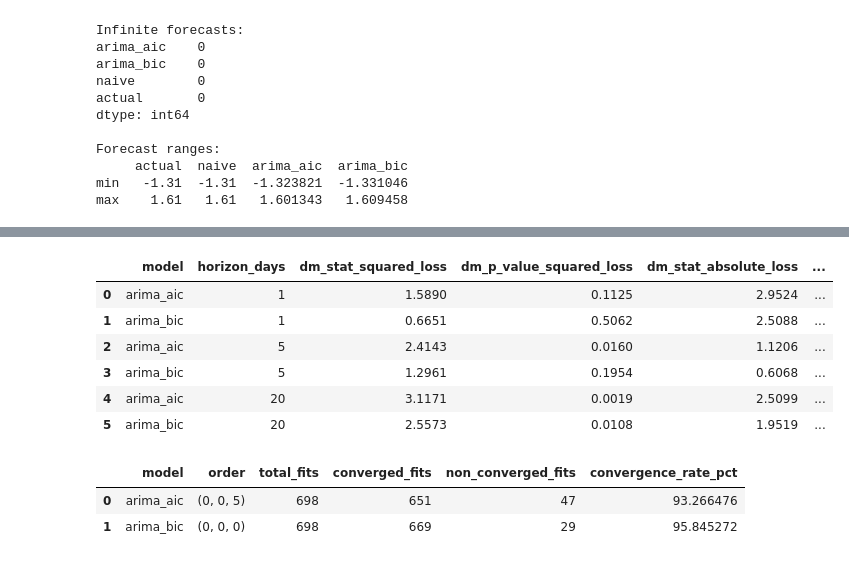
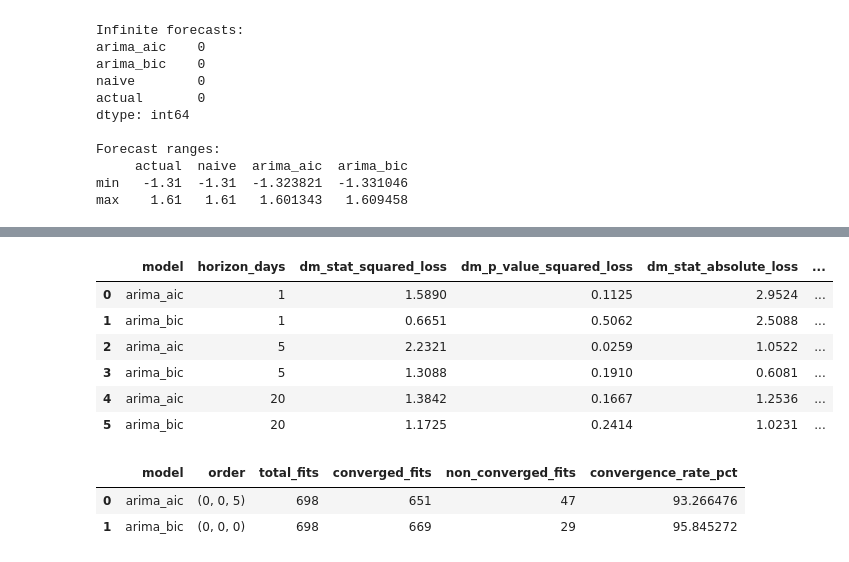
Before and after one commit to nholguinrh/DAMO-699-Capstone-project-GRP5, a Jupyter notebook: notebooks/03_models/arima_baseline.ipynb, the cells around one changed output, grey strips where cells are left out. Saved outputs shown, nothing was run; the diff lists cells and outputs as text; code cells hidden in the pictures.

```diff
--- a/notebooks/03_models/arima_baseline.ipynb
+++ b/notebooks/03_models/arima_baseline.ipynb
@@ -503,42 +503,44 @@ for h in HORIZONS:
             actual,
             model_fcst,
             naive,
+            h=h,
             one_sided=False,
             harvey_correction=True,
             variance_estimator="bartlett"
         )
 
         # Absolute-error loss
         dm_stat_abs, p_abs = dm_test(
             actual,
             model_fcst,
             naive,
+            h=h,
             loss=lambda u, v: abs(u - v),
             one_sided=False,
             harvey_correction=True,
             variance_estimator="bartlett"
         )
 
         dm_results.append({
             "model": model_name,
             "horizon_days": h,
             "dm_stat_squared_loss": dm_stat_sq,
             "dm_p_value_squared_loss": p_sq,
             "dm_stat_absolute_loss": dm_stat_abs,
             "dm_p_value_absolute_loss": p_abs,
         })
 
 dm_results_df = pd.DataFrame(dm_results)
 
 dm_results_df.round(4)
 # %% [output]
 |  | model | horizon_days | dm_stat_squared_loss | dm_p_value_squared_loss | dm_stat_absolute_loss | ... |
 | 0 | arima_aic | 1 | 1.5890 | 0.1125 | 2.9524 | ... |
 | 1 | arima_bic | 1 | 0.6651 | 0.5062 | 2.5088 | ... |
-| 2 | arima_aic | 5 | 2.4143 | 0.0160 | 1.1206 | ... |
-| 3 | arima_bic | 5 | 1.2961 | 0.1954 | 0.6068 | ... |
-| 4 | arima_aic | 20 | 3.1171 | 0.0019 | 2.5099 | ... |
-| 5 | arima_bic | 20 | 2.5573 | 0.0108 | 1.9519 | ... |
+| 2 | arima_aic | 5 | 2.2321 | 0.0259 | 1.0522 | ... |
+| 3 | arima_bic | 5 | 1.3088 | 0.1910 | 0.6081 | ... |
+| 4 | arima_aic | 20 | 1.3842 | 0.1667 | 1.2536 | ... |
+| 5 | arima_bic | 20 | 1.1725 | 0.2414 | 1.0231 | ... |
 # %%
 # Convergence diagnostic across expanding windows
 
```
Also changed, not shown: parts of 1 cell of this notebook, 1 other file.
